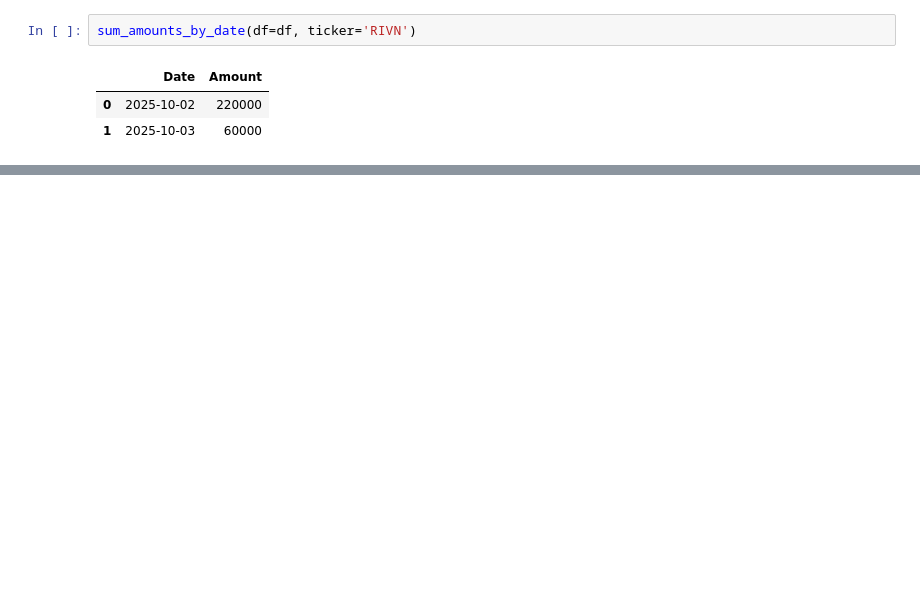
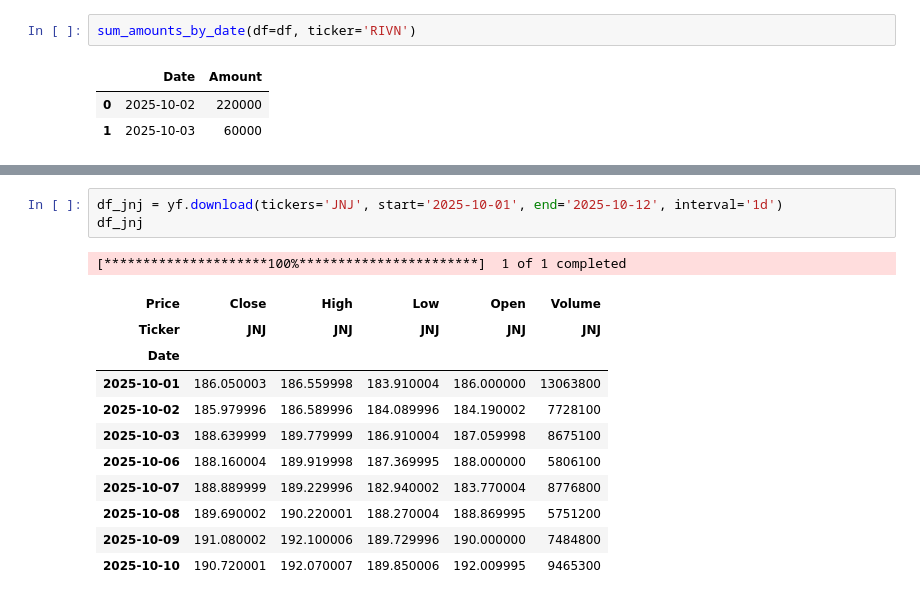
Before and after one commit to fonanroley/projects, a Jupyter notebook: corp_lobb_analysis.ipynb, the cells around one changed output, grey strips where cells are left out. Saved outputs shown, nothing was run; the diff lists cells and outputs as text; blank space fills up the shorter version.

```diff
--- a/corp_lobb_analysis.ipynb
+++ b/corp_lobb_analysis.ipynb
@@ -308,0 +247,16 @@ df_ticker
+# %%
+df_jnj = yf.download(tickers='JNJ', start='2025-10-01', end='2025-10-12', interval='1d')
+df_jnj
+# %% [output]
+[*********************100%***********************]  1 of 1 completed
+| Price | Close | High | Low | Open | Volume |
+| Ticker | JNJ | JNJ | JNJ | JNJ | JNJ |
+| Date |  |  |  |  |  |
+| 2025-10-01 | 186.050003 | 186.559998 | 183.910004 | 186.000000 | 13063800 |
+| 2025-10-02 | 185.979996 | 186.589996 | 184.089996 | 184.190002 | 7728100 |
+| 2025-10-03 | 188.639999 | 189.779999 | 186.910004 | 187.059998 | 8675100 |
+| 2025-10-06 | 188.160004 | 189.919998 | 187.369995 | 188.000000 | 5806100 |
+| 2025-10-07 | 188.889999 | 189.229996 | 182.940002 | 183.770004 | 8776800 |
+| 2025-10-08 | 189.690002 | 190.220001 | 188.270004 | 188.869995 | 5751200 |
+| 2025-10-09 | 191.080002 | 192.100006 | 189.729996 | 190.000000 | 7484800 |
+| 2025-10-10 | 190.720001 | 192.070007 | 189.850006 | 192.009995 | 9465300 |
```
Also changed, not shown: parts of 19 cells of this notebook.
